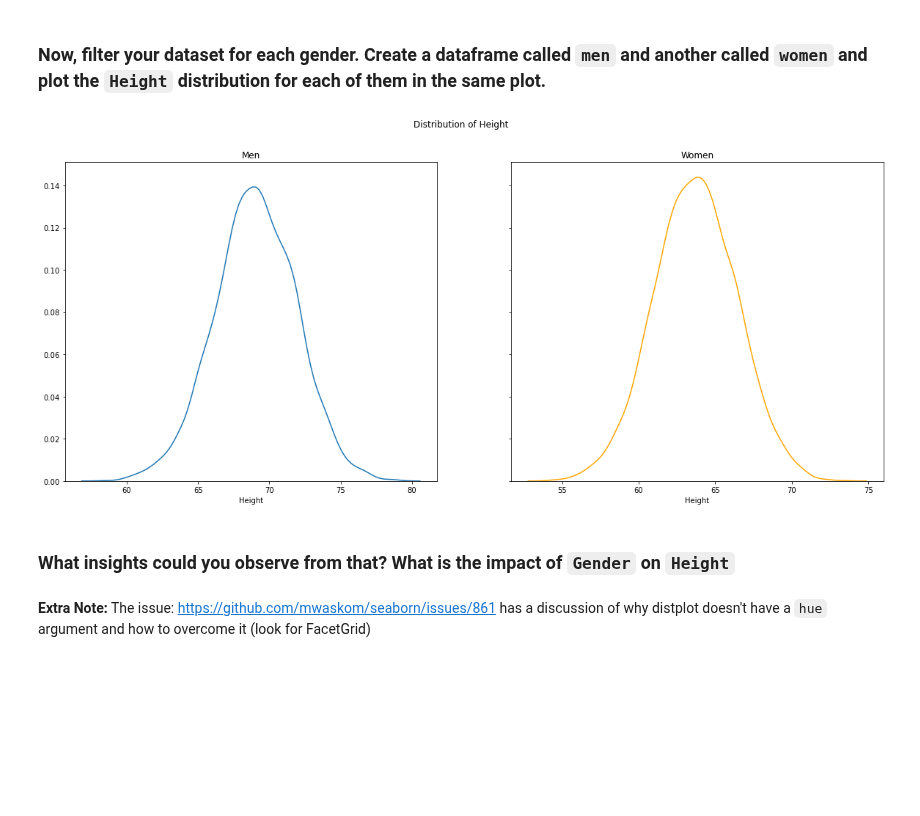
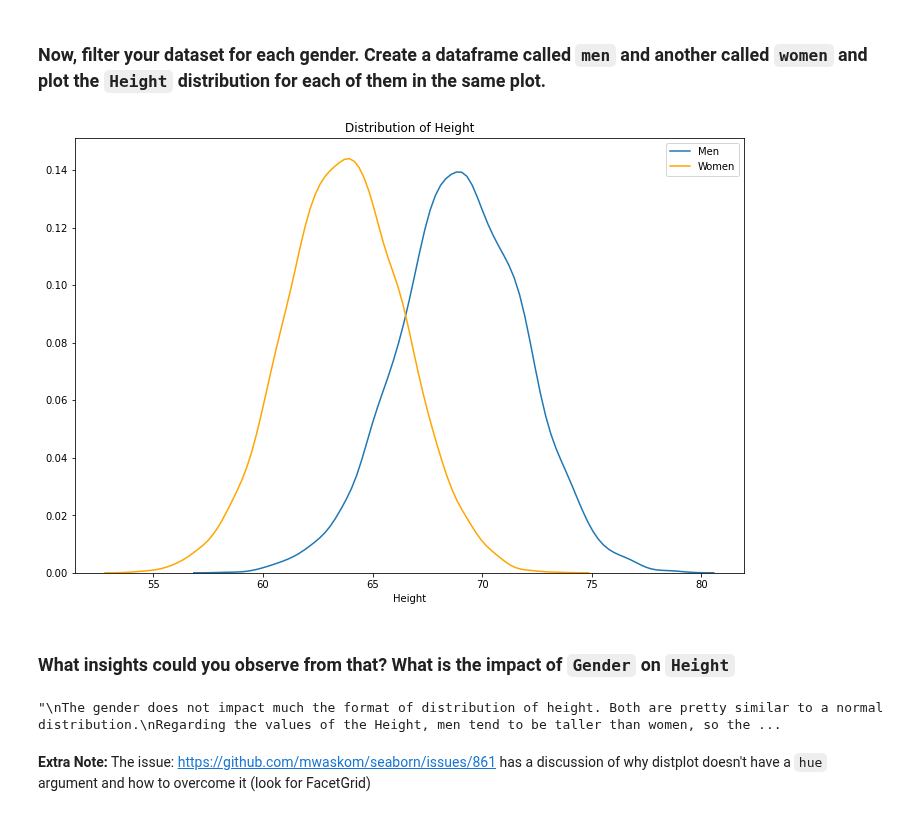
Before and after one commit to gabrielanakasato/ironhack-daft, a Jupyter notebook: labs/lab-w05/06-statistics-visualizations/main.ipynb, the cells around one changed output. Saved outputs shown, nothing was run; the diff lists cells and outputs as text; code cells hidden in the pictures; blank space fills up the shorter version.

```diff
--- a/labs/lab-w05/06-statistics-visualizations/main.ipynb
+++ b/labs/lab-w05/06-statistics-visualizations/main.ipynb
@@ -518,27 +554,31 @@ sns.distplot(height, hist=False);
 # %%
 # your answer here
 
 # Filter the dataframe
 men = df[df.Gender == 'Male']
 women = df[df.Gender == 'Female']
 
 # Distribution of the variable "Height" by "Gender"
-fig, axes = plt.subplots(nrows=1, ncols=2, figsize=(20,8), sharey=True)
+fig, axes = plt.subplots(nrows=1, ncols=1, figsize=(12,8))
 
 ## Create the distributions
-sns.distplot(men.Height, ax=axes[0], hist=False)
-sns.distplot(women.Height, ax=axes[1], hist=False, color='orange')
-
-## Add title to each axis
-axes[0].set_title('Men')
-axes[1].set_title('Women')
+sns.distplot(men.Height, hist=False, label="Men")
+sns.distplot(women.Height, hist=False, color='orange', label="Women")
 
 ## Add a title
-plt.suptitle('Distribution of Height');
+plt.title('Distribution of Height');
 # %% [output]
-[figure, old version]
+[figure, new version]
 # %% [markdown]
 ### What insights could you observe from that? What is the impact of `Gender` on `Height`
+# %%
+'''
+The gender does not impact much the format of distribution of height. Both are pretty similar to a normal distribution.
+Regarding the values of the Height, men tend to be taller than women, so their distribution is shift to the right of the
+women's one.
+'''
+# %% [output]
+"\nThe gender does not impact much the format of distribution of height. Both are pretty similar to a normal distribution.\nRegarding the values of the Height, men tend to be taller than women, so the ...
 # %% [markdown]
 **Extra Note:** The issue: https://github.com/mwaskom/seaborn/issues/861 has a discussion of why distplot doesn't have a `hue` argument and how to overcome it (look for FacetGrid)
 # %% [markdown]
```
Also changed, not shown: parts of 10 cells of this notebook.
